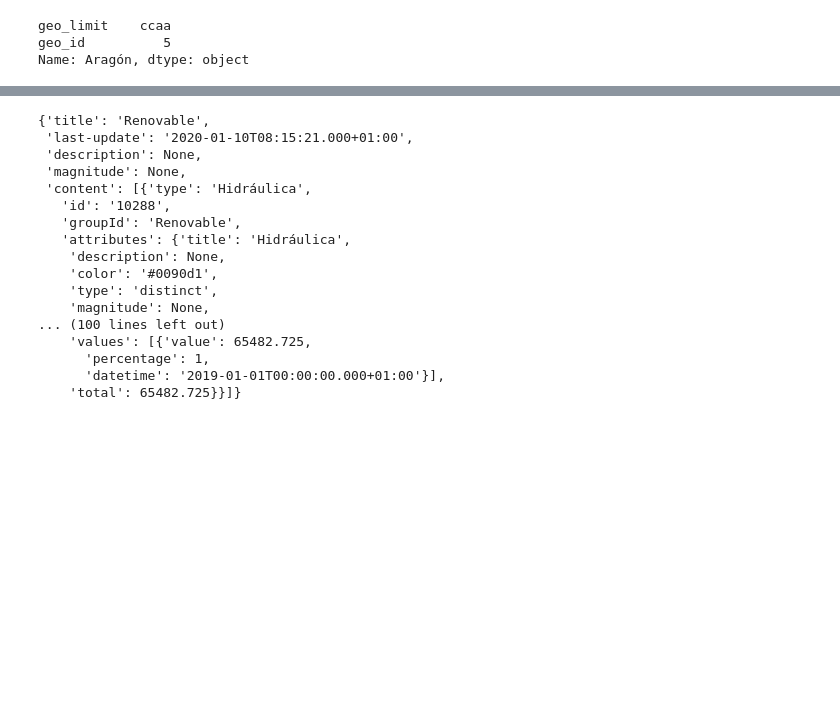
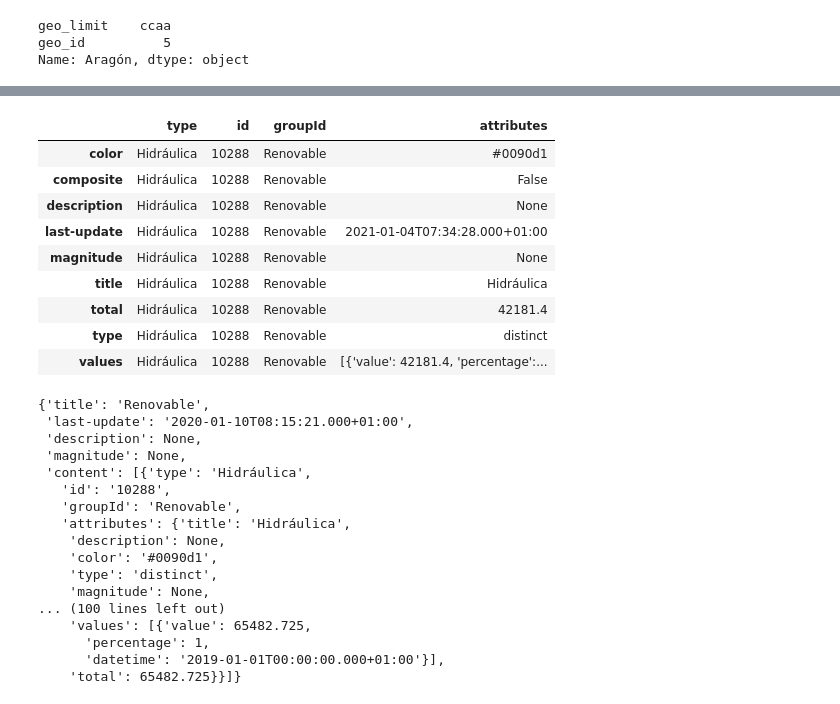
Before and after one commit to sotodosos/ClasesMaster26, a Jupyter notebook: Python/TFM.ipynb, the cells around one changed output, grey strips where cells are left out. Cells and saved outputs as stored; diff of their text form; code cells hidden in the pictures; blank space fills up the shorter version.

Commit message:
Añado intento de lectura de json de REE

```diff
--- a/Python/TFM.ipynb
+++ b/Python/TFM.ipynb
@@ -212,3 +189,16 @@ False
+# %%
+pd.read_json('ree_bal.json',dtype='dict')
+# %% [output]
+|  | type | id | groupId | attributes |
+| color | Hidráulica | 10288 | Renovable | #0090d1 |
+| composite | Hidráulica | 10288 | Renovable | False |
+| description | Hidráulica | 10288 | Renovable | None |
+| last-update | Hidráulica | 10288 | Renovable | 2021-01-04T07:34:28.000+01:00 |
+| magnitude | Hidráulica | 10288 | Renovable | None |
+| title | Hidráulica | 10288 | Renovable | Hidráulica |
+| total | Hidráulica | 10288 | Renovable | 42181.4 |
+| type | Hidráulica | 10288 | Renovable | distinct |
+| values | Hidráulica | 10288 | Renovable | [{'value': 42181.4, 'percentage':... |
 # %%
 renovable=data ['included'][0]
 no_renovable=data ['included'][1]
```
Also changed, not shown: parts of 7 cells of this notebook, 2 other files.
